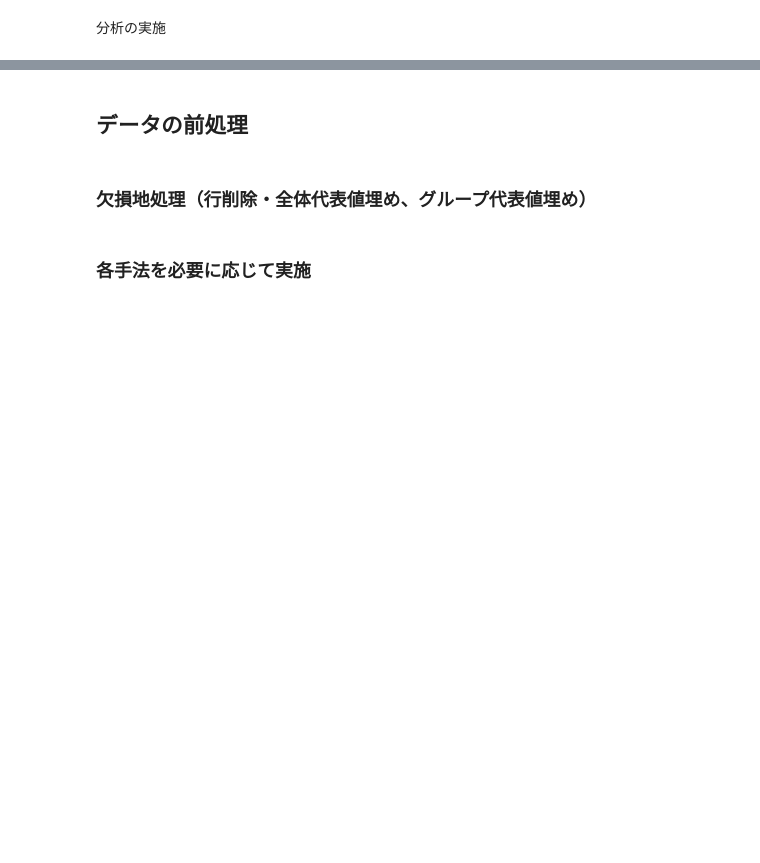
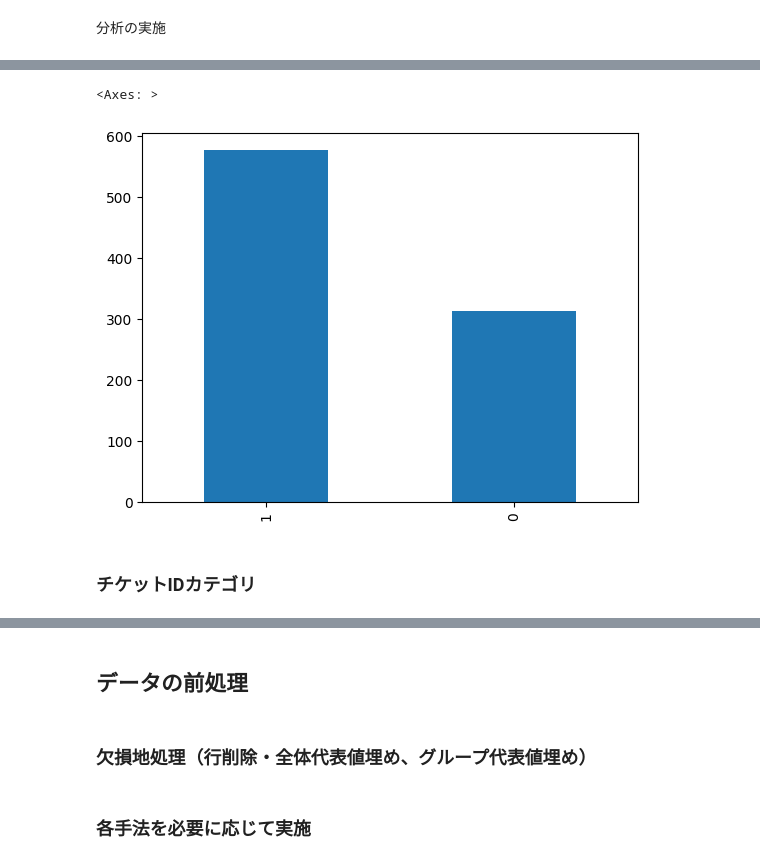
Before and after one commit to k2works/pragmatic-programing-exercise-2023, a Jupyter notebook: src/api/notebooks/chap07.ipynb, the cells around one changed output, grey strips where cells are left out. Saved outputs shown, nothing was run; the diff lists cells and outputs as text; code cells hidden in the pictures; blank space fills up the shorter version.

```diff
--- a/src/api/notebooks/chap07.ipynb
+++ b/src/api/notebooks/chap07.ipynb
@@ -15,0 +131,10 @@ path = os.path.dirname(os.path.abspath(__file__))
+# %%
+categorical_cols = ['Sex']
+df_conv = convert_categoricals(df, categorical_cols)
+conv_species = CategoricalData(df_conv, 'Sex')
+conv_species.plot()
+# %% [output]
+<Axes: >
+[figure, added]
+# %% [markdown]
+ ### チケットIDカテゴリ
```
Also changed, not shown: parts of 39 cells of this notebook, 14 other files.
